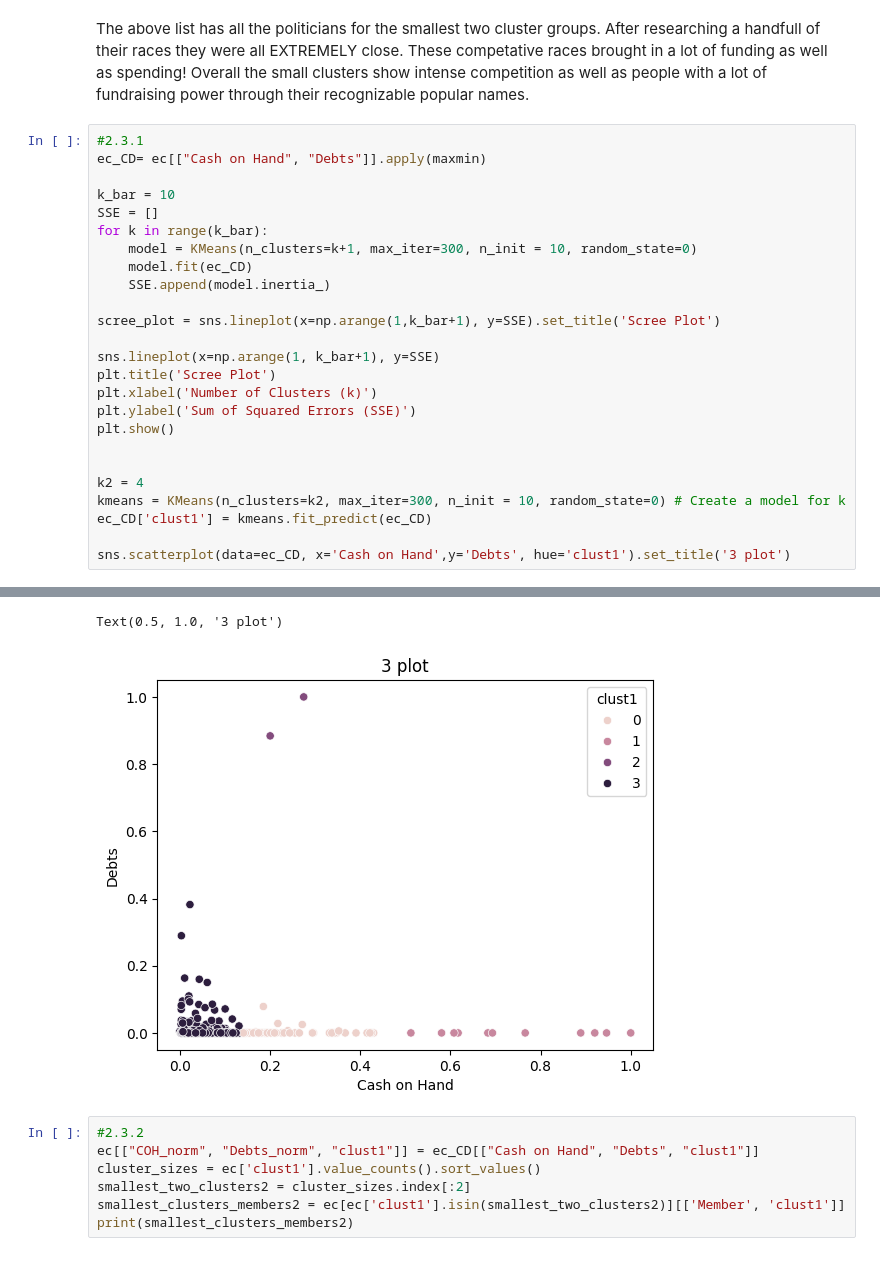
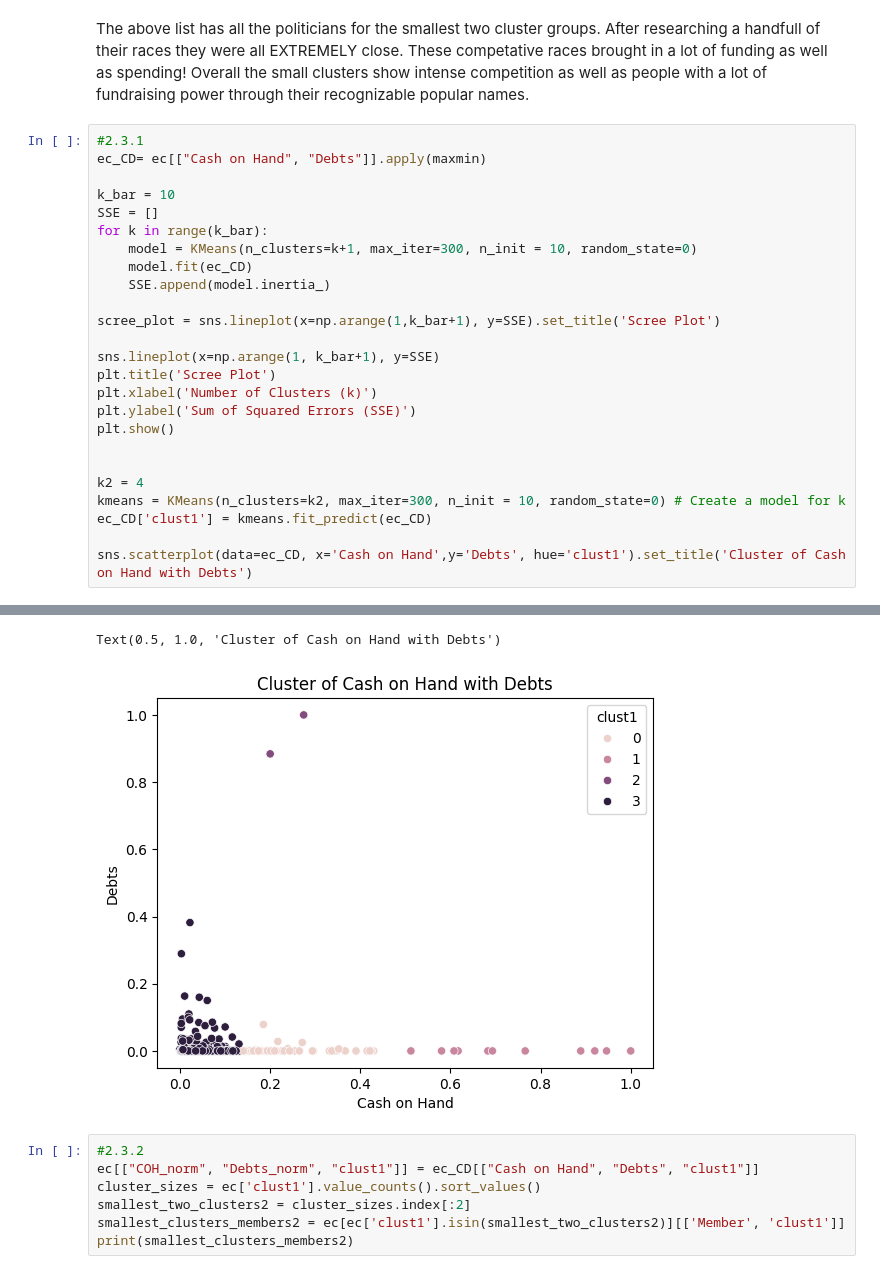
Before and after one commit to nladocsi/DS-2002-F25, a Jupyter notebook: assignment_clustering.ipynb, the cells around one changed output, grey strips where cells are left out. Drawn from its saved outputs; the diff is of its cells as text.

```diff
--- a/assignment_clustering.ipynb
+++ b/assignment_clustering.ipynb
@@ -239,32 +239,32 @@ The above list has all the politicians for the smallest two cluster groups. Afte
 # %%
 #2.3.1
 ec_CD= ec[["Cash on Hand", "Debts"]].apply(maxmin)
 
 k_bar = 10
 SSE = []
 for k in range(k_bar):
     model = KMeans(n_clusters=k+1, max_iter=300, n_init = 10, random_state=0)
     model.fit(ec_CD)
     SSE.append(model.inertia_)
 
 scree_plot = sns.lineplot(x=np.arange(1,k_bar+1), y=SSE).set_title('Scree Plot')
 
 sns.lineplot(x=np.arange(1, k_bar+1), y=SSE)
 plt.title('Scree Plot')
 plt.xlabel('Number of Clusters (k)')
 plt.ylabel('Sum of Squared Errors (SSE)')
 plt.show()
 
 
 k2 = 4
 kmeans = KMeans(n_clusters=k2, max_iter=300, n_init = 10, random_state=0) # Create a model for k
 ec_CD['clust1'] = kmeans.fit_predict(ec_CD)
 
-sns.scatterplot(data=ec_CD, x='Cash on Hand',y='Debts', hue='clust1').set_title('3 plot')
+sns.scatterplot(data=ec_CD, x='Cash on Hand',y='Debts', hue='clust1').set_title('Cluster of Cash on Hand with Debts')
 # %% [output]
 [figure]
-Text(0.5, 1.0, '3 plot')
+Text(0.5, 1.0, 'Cluster of Cash on Hand with Debts')
-[figure, old version]
+[figure, new version]
 # %%
 #2.3.2
 ec[["COH_norm", "Debts_norm", "clust1"]] = ec_CD[["Cash on Hand", "Debts", "clust1"]]
```
Also changed, not shown: parts of 2 cells of this notebook.
